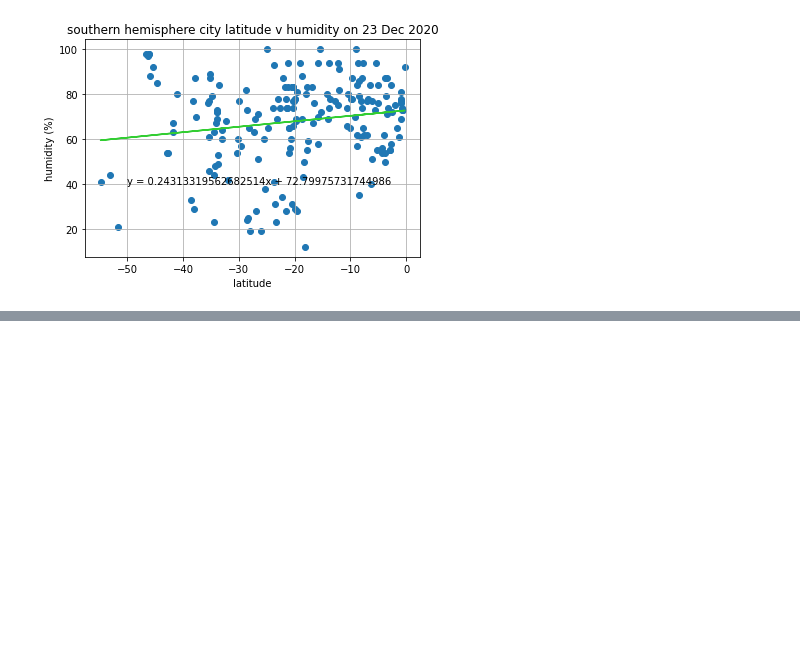
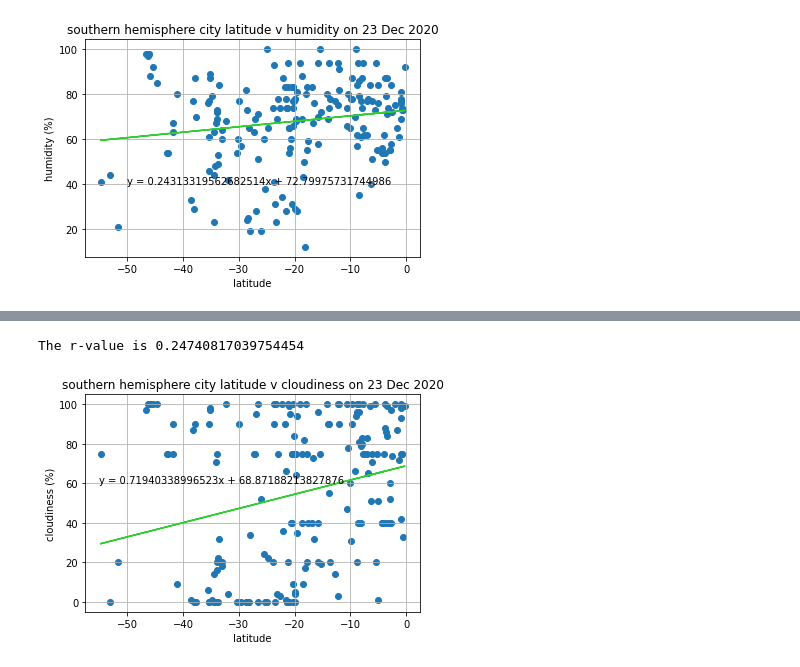
Before and after one commit to sarahDH615/python-api-challenge, a Jupyter notebook: weatherpy/weatherpy.ipynb, the cells around one changed output, grey strips where cells are left out. Saved outputs shown, nothing was run; the diff lists cells and outputs as text; code cells hidden in the pictures; blank space fills up the shorter version.

```diff
--- a/weatherpy/weatherpy.ipynb
+++ b/weatherpy/weatherpy.ipynb
@@ -364,0 +386,19 @@ The above graph shows a linear regression done on the latitude of all of the 564
+# %%
+#scatter for souther hemisphere cloudiness v. lat
+x_axis3b = southern_hemi_data_df['lat']
+y_axis3b = southern_hemi_data_df['cloudiness']
+(slope, intercept, rval, pval, stderr) = linregress(x_axis3b, y_axis3b)
+print(f'The r-value is {rval}')
+show_eq = f'y = {slope}x + {intercept}'
+y_linreg3b = (slope * x_axis3b) + intercept
+plt.title('southern hemisphere city latitude v cloudiness on 23 Dec 2020')
+plt.xlabel('latitude')
+plt.ylabel('cloudiness (%)')
+plt.grid()
+plt.scatter(x_axis3b, y_axis3b)
+plt.plot(x_axis3b, y_linreg3b, color='limegreen')
+plt.annotate(show_eq, (-55, 60))
+plt.show()
+# %% [output]
+The r-value is 0.24740817039754454
+[figure, added]
```
Also changed, not shown: parts of 8 cells of this notebook.
